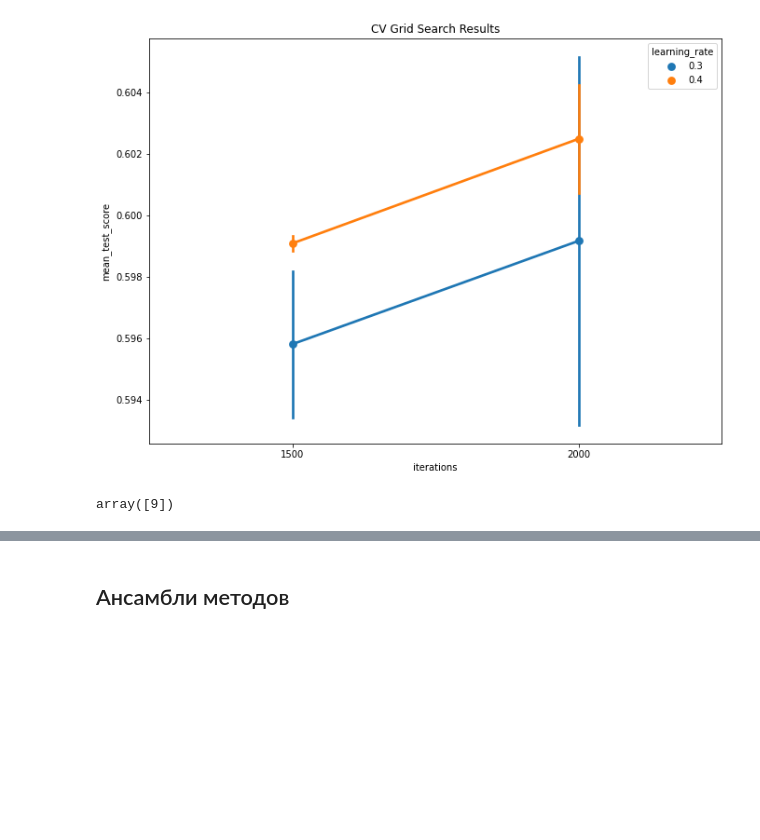
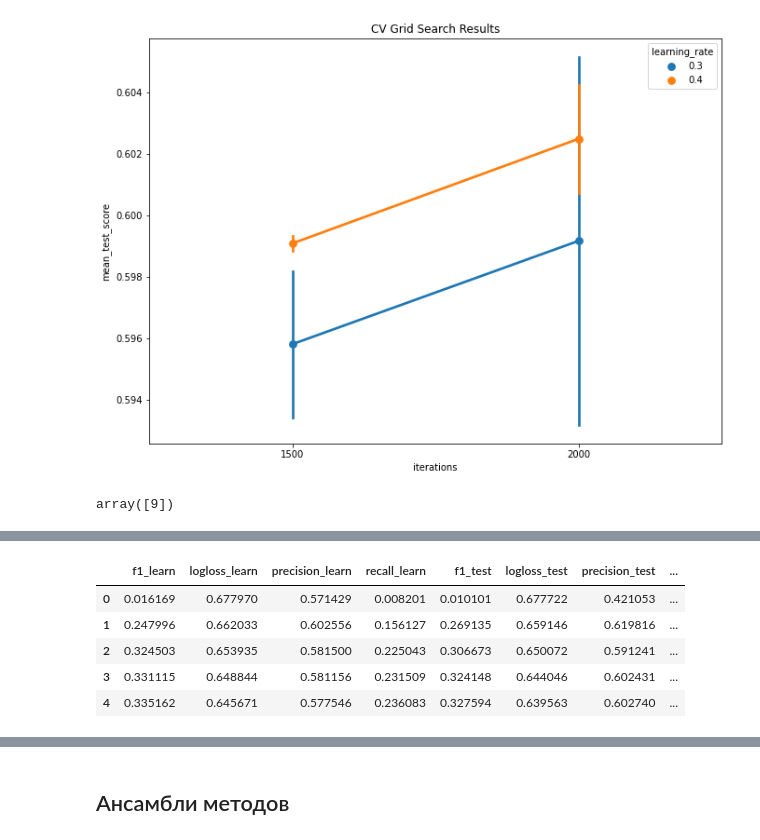
Before and after one commit to DmitriyKhodykin/USFinancials, a Jupyter notebook: fit_evaluate.ipynb, the cells around one changed output, grey strips where cells are left out. Saved outputs shown, nothing was run; the diff lists cells and outputs as text; code cells hidden in the pictures; blank space fills up the shorter version.

```diff
--- a/fit_evaluate.ipynb
+++ b/fit_evaluate.ipynb
@@ -542,0 +636,9 @@ MetricVisualizer(layout=Layout(align_self='stretch', height='500px'))
+# %%
+catboost_training_vis.head()
+# %% [output]
+|  | f1_learn | logloss_learn | precision_learn | recall_learn | f1_test | logloss_test | precision_test | ... |
+| 0 | 0.016169 | 0.677970 | 0.571429 | 0.008201 | 0.010101 | 0.677722 | 0.421053 | ... |
+| 1 | 0.247996 | 0.662033 | 0.602556 | 0.156127 | 0.269135 | 0.659146 | 0.619816 | ... |
+| 2 | 0.324503 | 0.653935 | 0.581500 | 0.225043 | 0.306673 | 0.650072 | 0.591241 | ... |
+| 3 | 0.331115 | 0.648844 | 0.581156 | 0.231509 | 0.324148 | 0.644046 | 0.602431 | ... |
+| 4 | 0.335162 | 0.645671 | 0.577546 | 0.236083 | 0.327594 | 0.639563 | 0.602740 | ... |
```
Also changed, not shown: parts of 17 cells of this notebook.
